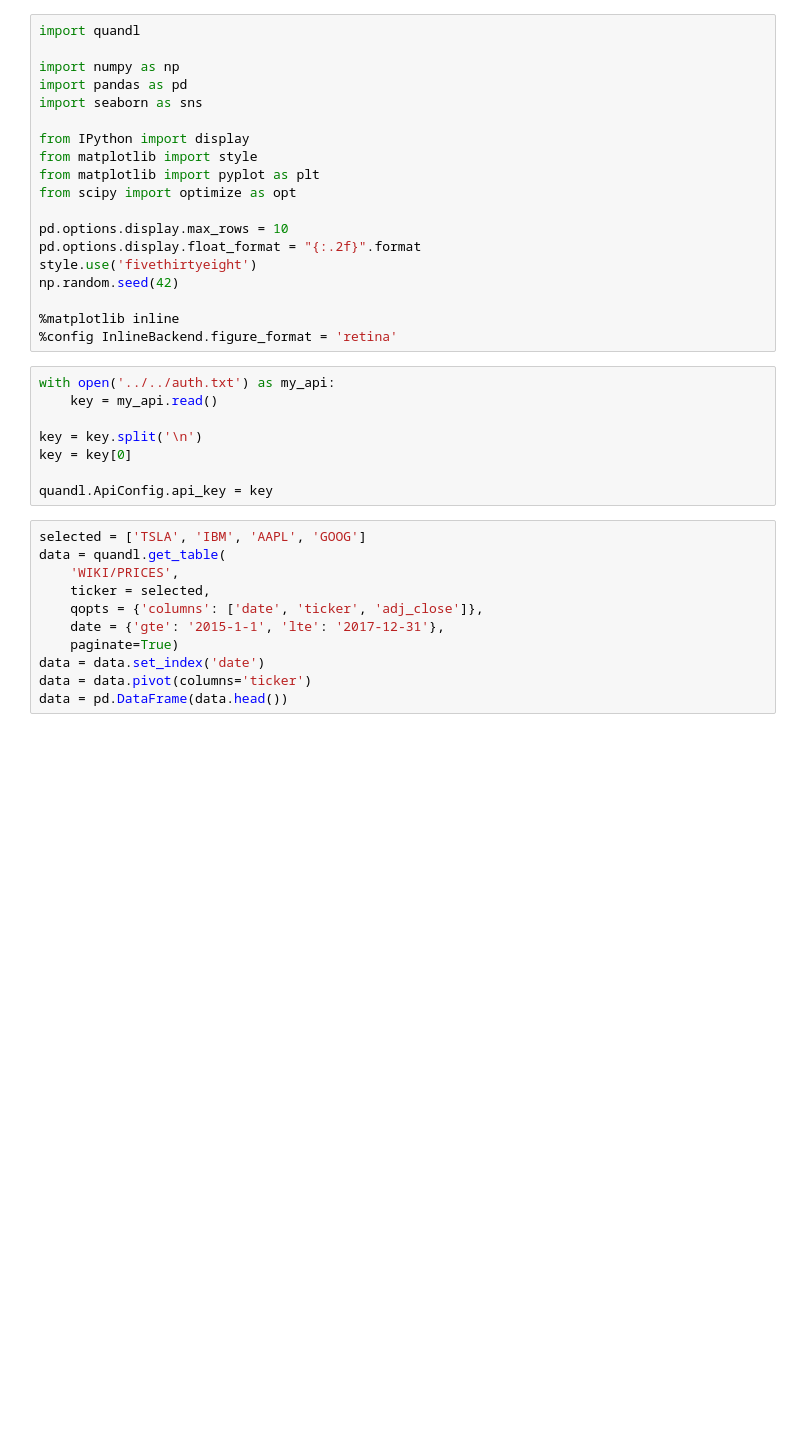
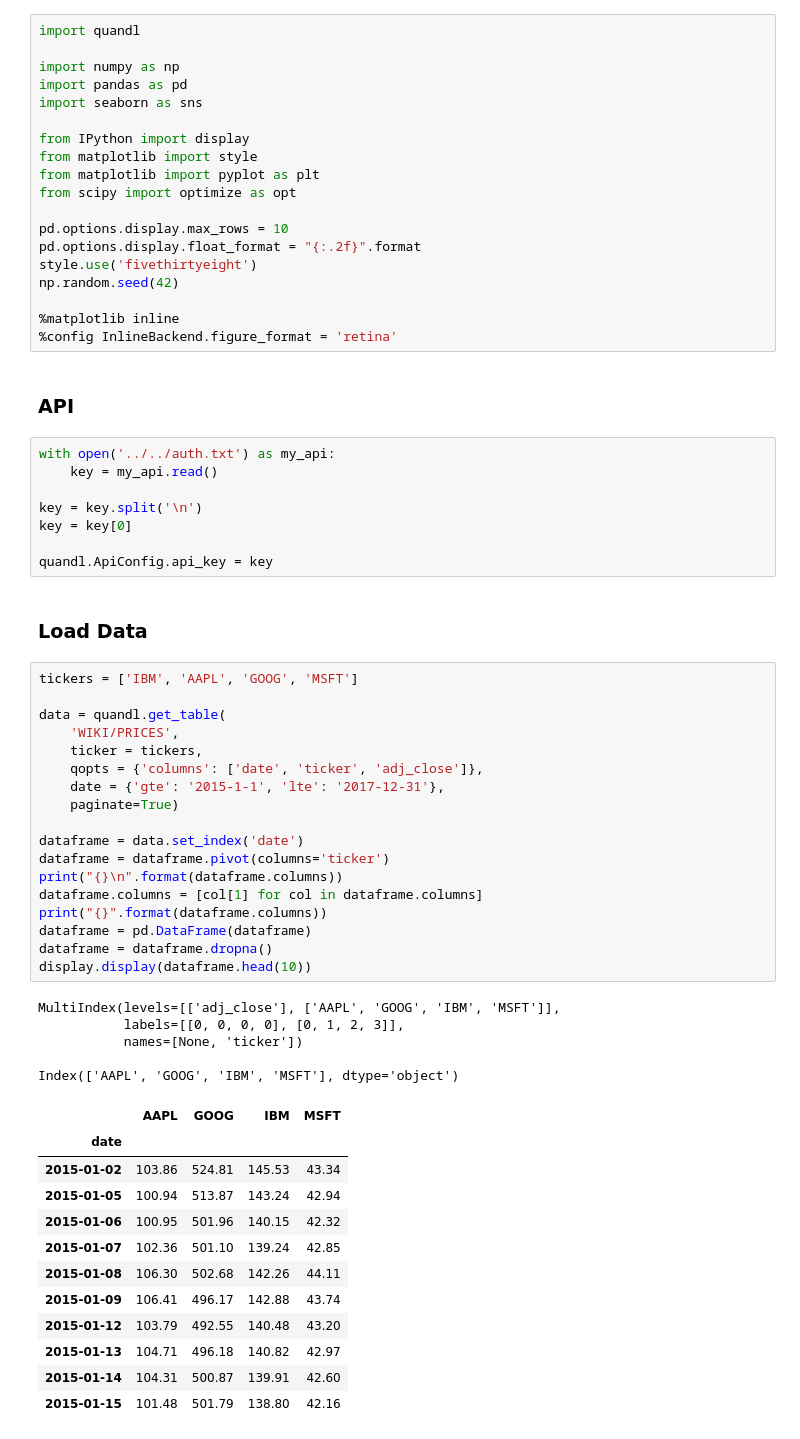
Before and after one commit to acesaif/ml_crash_course, a Jupyter notebook: self_practice/trading/part_1/project_1/portfolio_optimization.ipynb, the cells around one changed output. Saved outputs shown, nothing was run; the diff lists cells and outputs as text; blank space fills up the shorter version.

```diff
--- a/self_practice/trading/part_1/project_1/portfolio_optimization.ipynb
+++ b/self_practice/trading/part_1/project_1/portfolio_optimization.ipynb
@@ -19,6 +19,8 @@ np.random.seed(42)
 
 %matplotlib inline
 %config InlineBackend.figure_format = 'retina'
+# %% [markdown]
+### API
 # %%
 with open('../../auth.txt') as my_api:
     key = my_api.read()
@@ -27,14 +29,41 @@ key = key.split('\n')
 key = key[0]
 
 quandl.ApiConfig.api_key = key
+# %% [markdown]
+### Load Data
 # %%
-selected = ['TSLA', 'IBM', 'AAPL', 'GOOG']
+tickers = ['IBM', 'AAPL', 'GOOG', 'MSFT']
+
 data = quandl.get_table(
     'WIKI/PRICES',
-    ticker = selected,
+    ticker = tickers,
     qopts = {'columns': ['date', 'ticker', 'adj_close']},
     date = {'gte': '2015-1-1', 'lte': '2017-12-31'},
     paginate=True)
-data = data.set_index('date')
-data = data.pivot(columns='ticker')
-data = pd.DataFrame(data.head())
+
+dataframe = data.set_index('date')
+dataframe = dataframe.pivot(columns='ticker')
+print("{}\n".format(dataframe.columns))
+dataframe.columns = [col[1] for col in dataframe.columns]
+print("{}".format(dataframe.columns))
+dataframe = pd.DataFrame(dataframe)
+dataframe = dataframe.dropna()
+display.display(dataframe.head(10))
+# %% [output]
+MultiIndex(levels=[['adj_close'], ['AAPL', 'GOOG', 'IBM', 'MSFT']],
+           labels=[[0, 0, 0, 0], [0, 1, 2, 3]],
+           names=[None, 'ticker'])
+
+Index(['AAPL', 'GOOG', 'IBM', 'MSFT'], dtype='object')
+|  | AAPL | GOOG | IBM | MSFT |
+| date |  |  |  |  |
+| 2015-01-02 | 103.86 | 524.81 | 145.53 | 43.34 |
+| 2015-01-05 | 100.94 | 513.87 | 143.24 | 42.94 |
+| 2015-01-06 | 100.95 | 501.96 | 140.15 | 42.32 |
+| 2015-01-07 | 102.36 | 501.10 | 139.24 | 42.85 |
+| 2015-01-08 | 106.30 | 502.68 | 142.26 | 44.11 |
+| 2015-01-09 | 106.41 | 496.17 | 142.88 | 43.74 |
+| 2015-01-12 | 103.79 | 492.55 | 140.48 | 43.20 |
+| 2015-01-13 | 104.71 | 496.18 | 140.82 | 42.97 |
+| 2015-01-14 | 104.31 | 500.87 | 139.91 | 42.60 |
+| 2015-01-15 | 101.48 | 501.79 | 138.80 | 42.16 |
```
Also changed, not shown: parts of 4 cells of this notebook.
